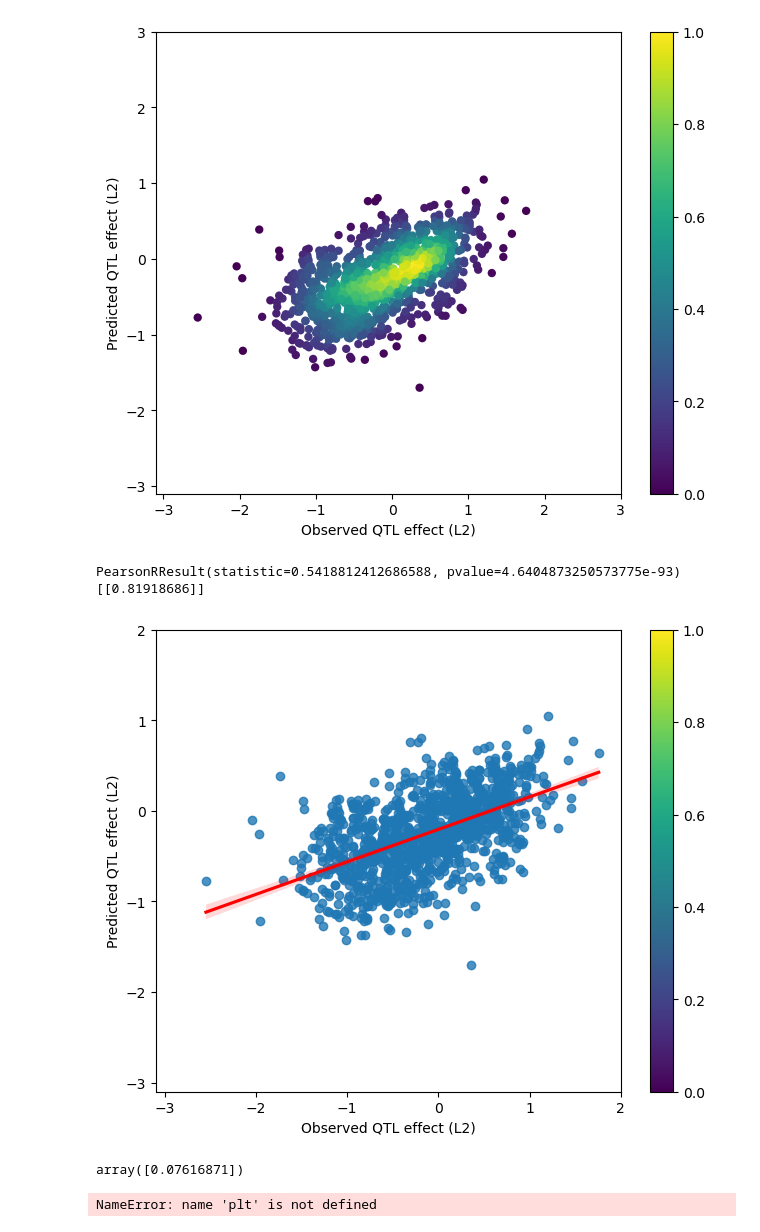
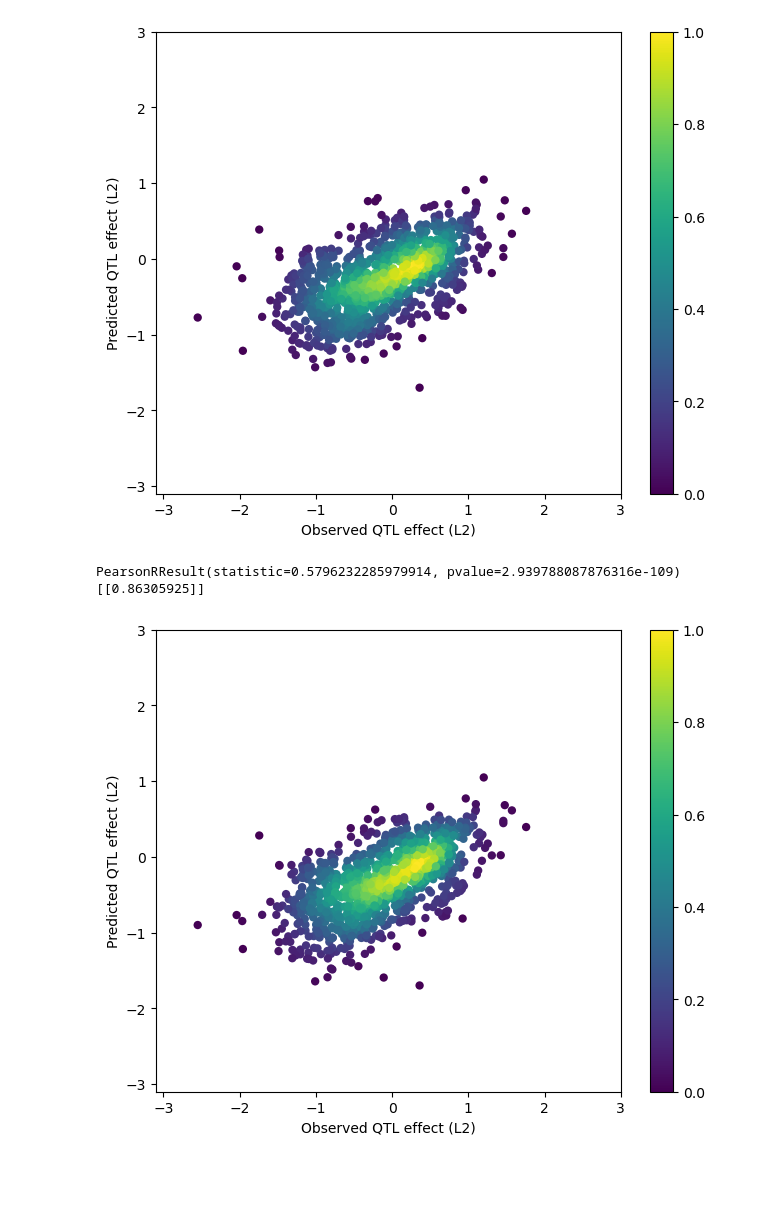
Before and after one commit to Danko-Lab/clipnet_paper, a Jupyter notebook: qtl_analysis/diqtl_l2_plot.ipynb, the cells around one changed output. Drawn from its saved outputs; the diff is of its cells as text; code cells hidden in the pictures; blank space fills up the shorter version.

```diff
--- a/qtl_analysis/diqtl_l2_plot.ipynb
+++ b/qtl_analysis/diqtl_l2_plot.ipynb
@@ -79,65 +78,34 @@ PearsonRResult(statistic=0.5418812412686588, pvalue=4.6404873250573775e-93)
 [[0.81918686]]
 [figure]
 # %%
-# Plot composite log L2 ref - alt scores
+# Plot ensembled log L2 ref - alt scores (not used in paper)
 
-fig = plt.figure(figsize=(7.5, 6))
-ax = fig.add_subplot(1, 1, 1)
-ax = sns.regplot(
-    data=composite,
+fig, ax = plt.subplots(figsize=(7.5, 6))
+ax = sns.scatterplot(
+    data=ensembled,
     x="expt",
     y="pred",
-    line_kws=dict(color="r")
+    c=gaussian_kde(ensembled.transpose())(ensembled.transpose()),
+    cmap="viridis",
+    alpha=1,
+    linewidth=0,
 )
 ax.set_xlabel("Observed QTL effect (L2)")
 ax.set_ylabel("Predicted QTL effect (L2)")
-ax.set_xlim(-3.1, 2)
-ax.set_ylim(-3.1, 2)
+ax.set_xlim(-3.1, 3)
+ax.set_ylim(-3.1, 3)
 sm = plt.cm.ScalarMappable(cmap="viridis")
 ax.figure.colorbar(sm, ax=ax)
-#plt.savefig("img/diqtl_composite_l2.pdf")
+plt.savefig("img/diqtl_ensembled_l2.pdf")
 
-print(pearsonr(composite.expt, composite.pred))
+print(pearsonr(ensembled.expt, ensembled.pred))
 print(
     LinearRegression(fit_intercept=True).fit(
-        composite.pred.to_numpy().reshape(-1, 1),
-        composite.expt.to_numpy().reshape(-1, 1)
+        ensembled.pred.to_numpy().reshape(-1, 1),
+        ensembled.expt.to_numpy().reshape(-1, 1)
     ).coef_
 )
-#spearmanr(composite.expt, composite.pred)
 # %% [output]
-PearsonRResult(statistic=0.5418812412686588, pvalue=4.6404873250573775e-93)
-[[0.81918686]]
+PearsonRResult(statistic=0.5796232285979914, pvalue=2.939788087876316e-109)
+[[0.86305925]]
-[figure, old version]
+[figure, new version]
-# %%
-LinearRegression(fit_intercept=True).fit(
-        composite.pred.to_numpy().reshape(-1, 1),
-        composite.expt.to_numpy().reshape(-1, 1)
-    ).intercept_
-# %% [output]
-array([0.07616871])
-# %%
-# Plot ensembled log L2 ref - alt scores (not used in paper)
-
-fig, ax = plt.subplots(figsize=(7.5, 6))
-ax = sns.scatterplot(
-    data=ensembled,
-    x="expt",
-    y="pred",
-    c=gaussian_kde(ensembled.transpose())(ensembled.transpose()),
-    cmap="viridis",
-    alpha=1,
-    linewidth=0,
-)
-ax.set_xlabel("Observed QTL effect (L2)")
-ax.set_ylabel("Predicted QTL effect (L2)")
-ax.set_xlim(-3.1, 3)
-ax.set_ylim(-3.1, 3)
-sm = plt.cm.ScalarMappable(cmap="viridis")
-ax.figure.colorbar(sm, ax=ax)
-plt.savefig("img/diqtl_ensembled_l2.pdf")
-
-pearsonr(ensembled.expt, ensembled.pred)
-#spearmanr(ensembled.expt, ensembled.pred)
-# %% [output]
-NameError: name 'plt' is not defined
```
Also changed, not shown: parts of 1 cell of this notebook, 5 other files.
